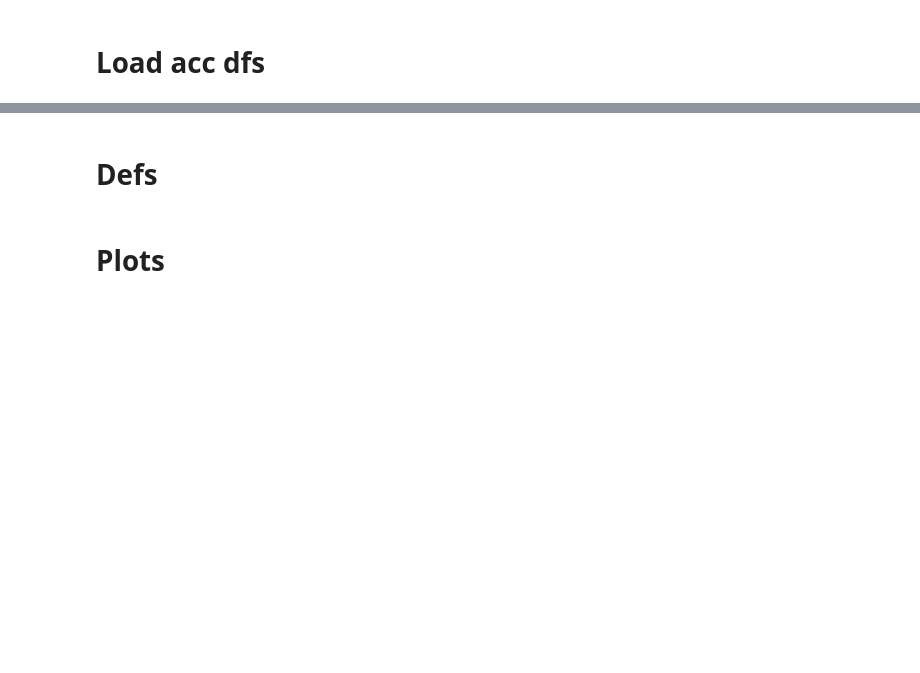
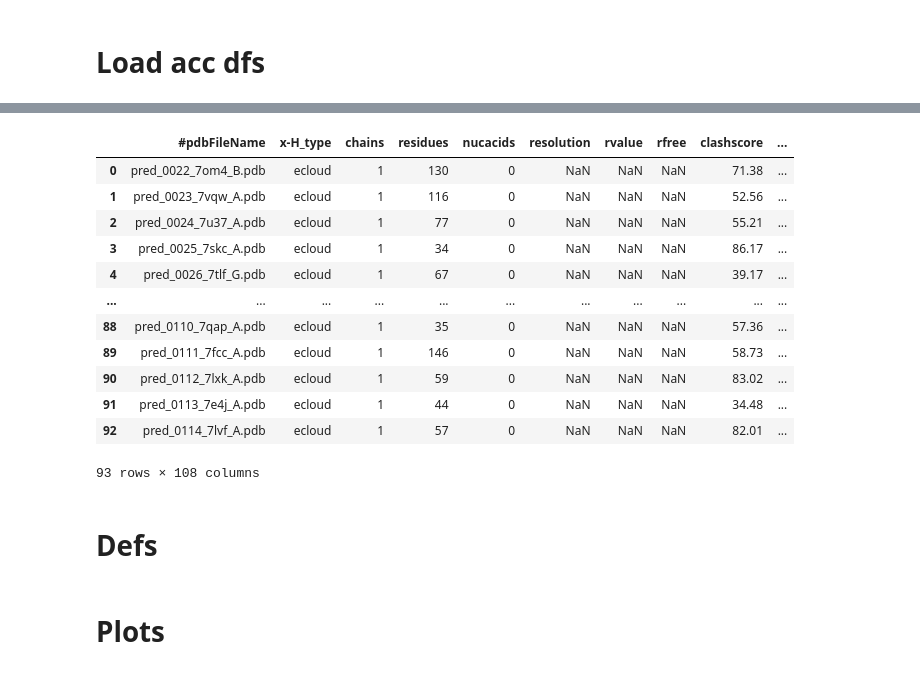
Before and after one commit to jonathanking/openfold, a Jupyter notebook: jk_research/evaluations/aim3c/230922_evaluation_Aim3C.ipynb, the cells around one changed output, grey strips where cells are left out. Saved outputs shown, nothing was run; the diff lists cells and outputs as text; code cells hidden in the pictures; blank space fills up the shorter version.

```diff
--- a/jk_research/evaluations/aim3c/230922_evaluation_Aim3C.ipynb
+++ b/jk_research/evaluations/aim3c/230922_evaluation_Aim3C.ipynb
@@ -191,3 +203,19 @@ df_dict[('eval_angletransformer-scnmin-00-AT-OMM-toasty-long-a100', 'val', 'pred
+# %%
+df_dict[('eval_angletransformer-scnmin-00-AT-noOMM-toasty', 'test', 'pred')]
+# %% [output]
+|  | #pdbFileName | x-H_type | chains | residues | nucacids | resolution | rvalue | rfree | clashscore | ... |
+| 0 | pred_0022_7om4_B.pdb | ecloud | 1 | 130 | 0 | NaN | NaN | NaN | 71.38 | ... |
+| 1 | pred_0023_7vqw_A.pdb | ecloud | 1 | 116 | 0 | NaN | NaN | NaN | 52.56 | ... |
+| 2 | pred_0024_7u37_A.pdb | ecloud | 1 | 77 | 0 | NaN | NaN | NaN | 55.21 | ... |
+| 3 | pred_0025_7skc_A.pdb | ecloud | 1 | 34 | 0 | NaN | NaN | NaN | 86.17 | ... |
+| 4 | pred_0026_7tlf_G.pdb | ecloud | 1 | 67 | 0 | NaN | NaN | NaN | 39.17 | ... |
+| ... | ... | ... | ... | ... | ... | ... | ... | ... | ... | ... |
+| 88 | pred_0110_7qap_A.pdb | ecloud | 1 | 35 | 0 | NaN | NaN | NaN | 57.36 | ... |
+| 89 | pred_0111_7fcc_A.pdb | ecloud | 1 | 146 | 0 | NaN | NaN | NaN | 58.73 | ... |
+| 90 | pred_0112_7lxk_A.pdb | ecloud | 1 | 59 | 0 | NaN | NaN | NaN | 83.02 | ... |
+| 91 | pred_0113_7e4j_A.pdb | ecloud | 1 | 44 | 0 | NaN | NaN | NaN | 34.48 | ... |
+| 92 | pred_0114_7lvf_A.pdb | ecloud | 1 | 57 | 0 | NaN | NaN | NaN | 82.01 | ... |
+93 rows × 108 columns
 # %% [markdown]
 # Defs
 # %%
```
Also changed, not shown: parts of 4 cells of this notebook, 14 other files.
